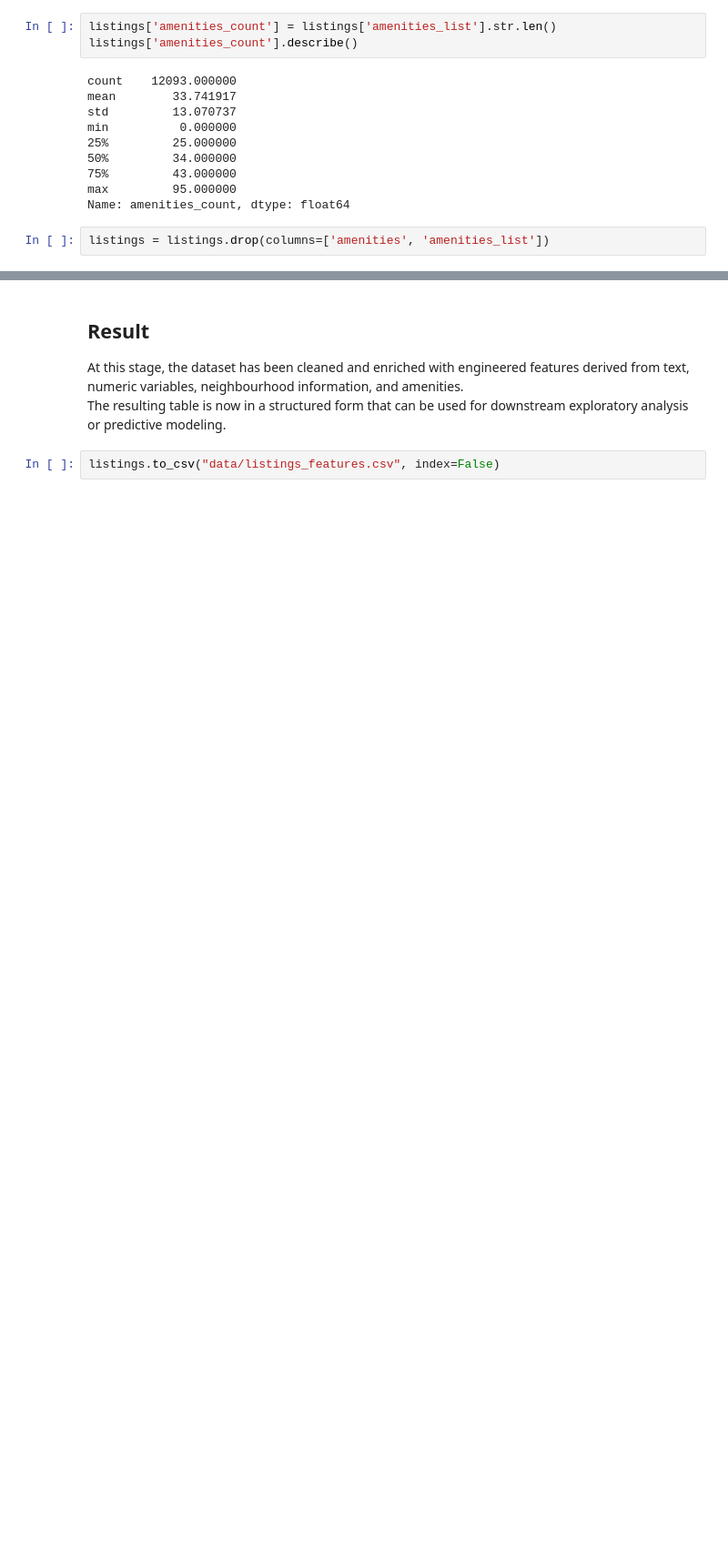
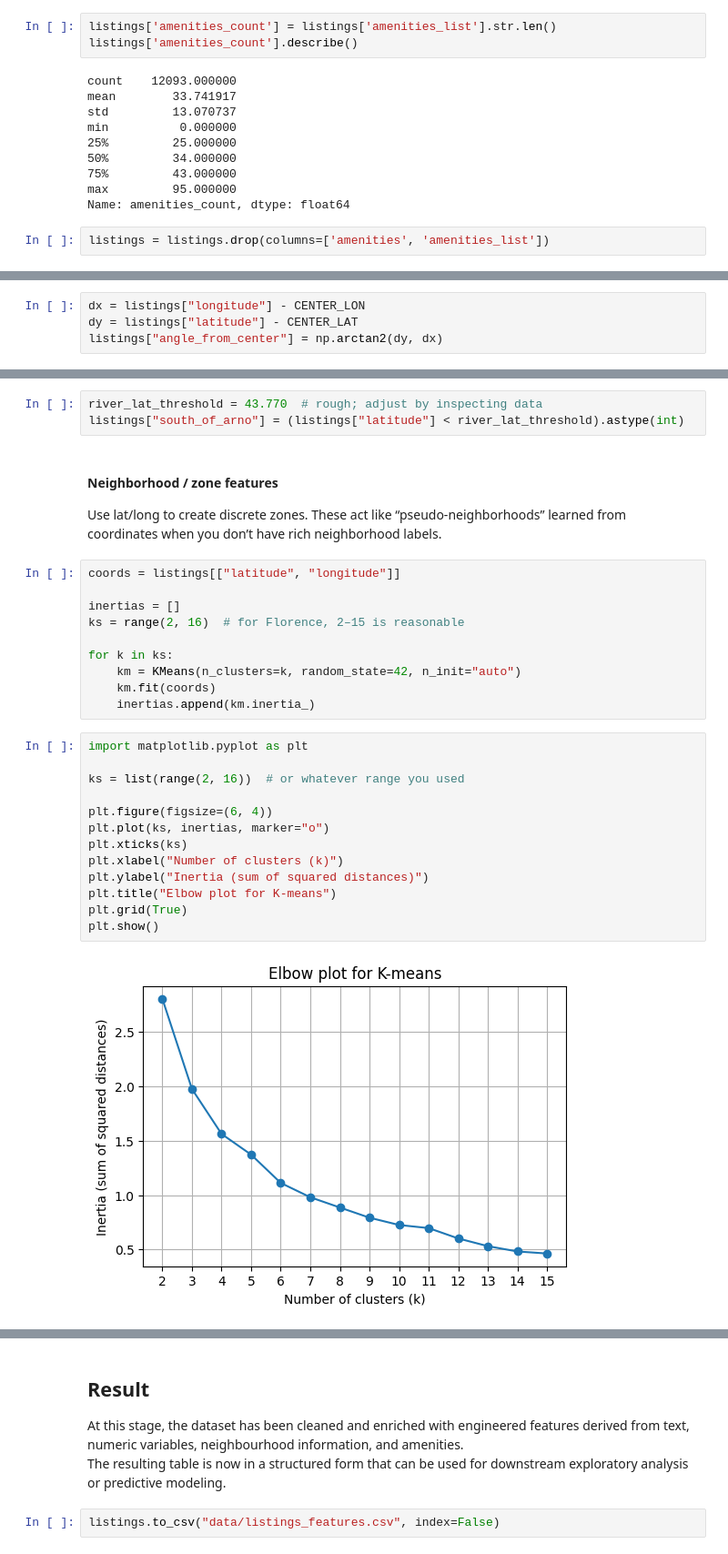
Before and after one commit to emilyglomb/AirBnB-price-predictor, a Jupyter notebook: cleaning.ipynb, the cells around one changed output, grey strips where cells are left out. Shown at 91% size. Cells and saved outputs as stored; diff of their text form; blank space fills up the shorter version.

```diff
--- a/cleaning.ipynb
+++ b/cleaning.ipynb
@@ -729,0 +1086,4 @@ listings = listings.drop(columns=['amenities', 'amenities_list'])
+# %%
+dx = listings["longitude"] - CENTER_LON
+dy = listings["latitude"] - CENTER_LAT
+listings["angle_from_center"] = np.arctan2(dy, dx)
@@ -729,0 +1094,31 @@ listings = listings.drop(columns=['amenities', 'amenities_list'])
+# %%
+river_lat_threshold = 43.770  # rough; adjust by inspecting data
+listings["south_of_arno"] = (listings["latitude"] < river_lat_threshold).astype(int)
+# %% [markdown]
+#### Neighborhood / zone features
+Use lat/long to create discrete zones. These act like “pseudo-neighborhoods” learned from coordinates when you don’t have rich neighborhood labels.
+# %%
+coords = listings[["latitude", "longitude"]]
+
+inertias = []
+ks = range(2, 16)  # for Florence, 2–15 is reasonable
+
+for k in ks:
+    km = KMeans(n_clusters=k, random_state=42, n_init="auto")
+    km.fit(coords)
+    inertias.append(km.inertia_)
+# %%
+import matplotlib.pyplot as plt
+
+ks = list(range(2, 16))  # or whatever range you used
+
+plt.figure(figsize=(6, 4))
+plt.plot(ks, inertias, marker="o")
+plt.xticks(ks)
+plt.xlabel("Number of clusters (k)")
+plt.ylabel("Inertia (sum of squared distances)")
+plt.title("Elbow plot for K-means")
+plt.grid(True)
+plt.show()
+# %% [output]
+[figure, added]
```
Also changed, not shown: parts of 22 cells of this notebook, 10 other files.
